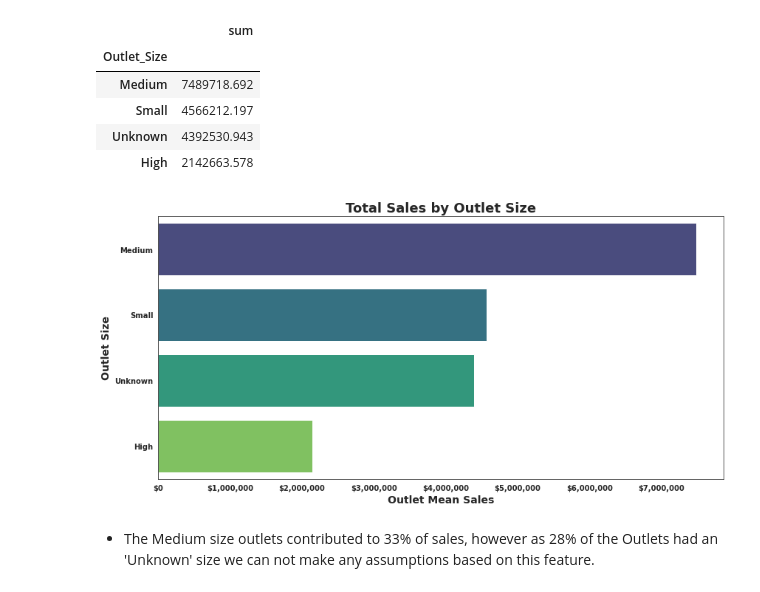
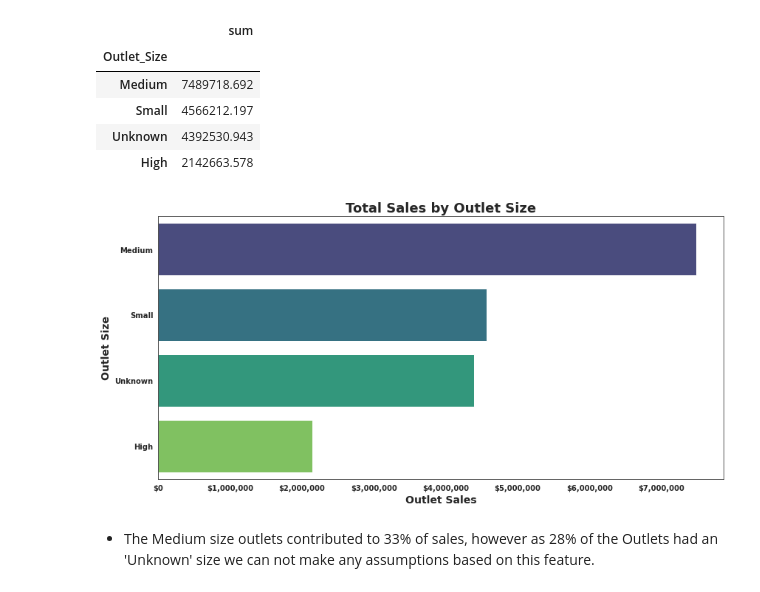
Before and after one commit to YBilodeau/Sales-Predictions, a Jupyter notebook: Sales_Prediction_Project.ipynb, the cells around one changed output. Drawn from its saved outputs; the diff is of its cells as text; code cells hidden in the pictures.

```diff
--- a/Sales_Prediction_Project.ipynb
+++ b/Sales_Prediction_Project.ipynb
@@ -1135,19 +1135,19 @@ top_selling_outlet_size_df
 # %%
 fig, ax = plt.subplots(figsize=(12,6))
 
 sns.barplot(data=top_selling_outlet_size_df, x='sum', y=top_selling_outlet_size_df.index, orient='h', palette='viridis');
 
 plt.title('Total Sales by Outlet Size', fontsize = 18, weight='bold')
-plt.xlabel('Outlet Mean Sales', fontsize = 14, weight='bold')
+plt.xlabel('Outlet Sales', fontsize = 14, weight='bold')
 plt.ylabel('Outlet Size', fontsize = 14, weight='bold');
 plt.xticks(fontsize = 10, weight='bold')
 plt.yticks(fontsize = 10, weight='bold');
 ax.xaxis.set_major_formatter(price_fmt)
 
 plt.tight_layout()
 plt.show;
 # %% [output]
-[figure, old version]
+[figure, new version]
 # %% [markdown]
 - The Medium size outlets contributed to 33% of sales, however as 28% of the Outlets had an 'Unknown' size we can not make any assumptions based on this feature.
 # %% [markdown]
```
